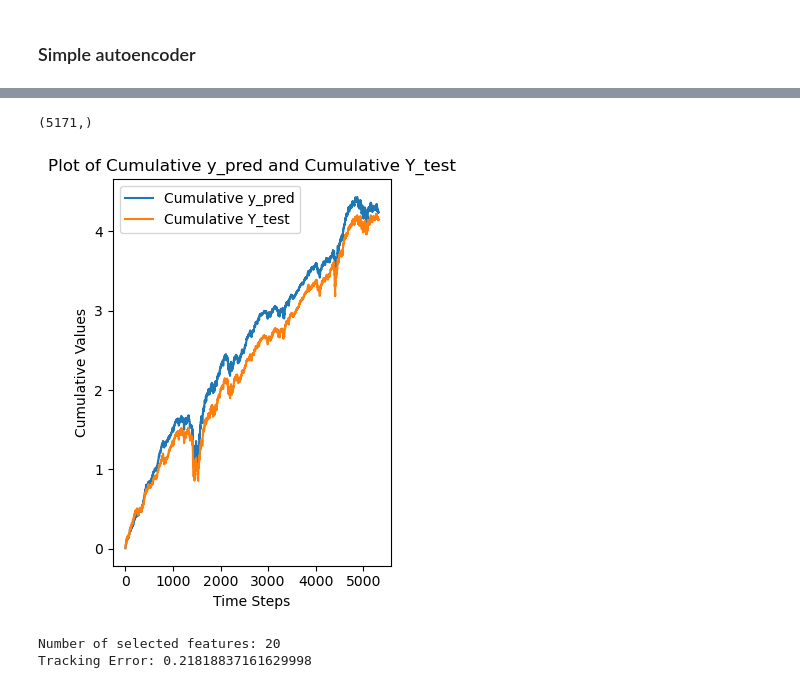
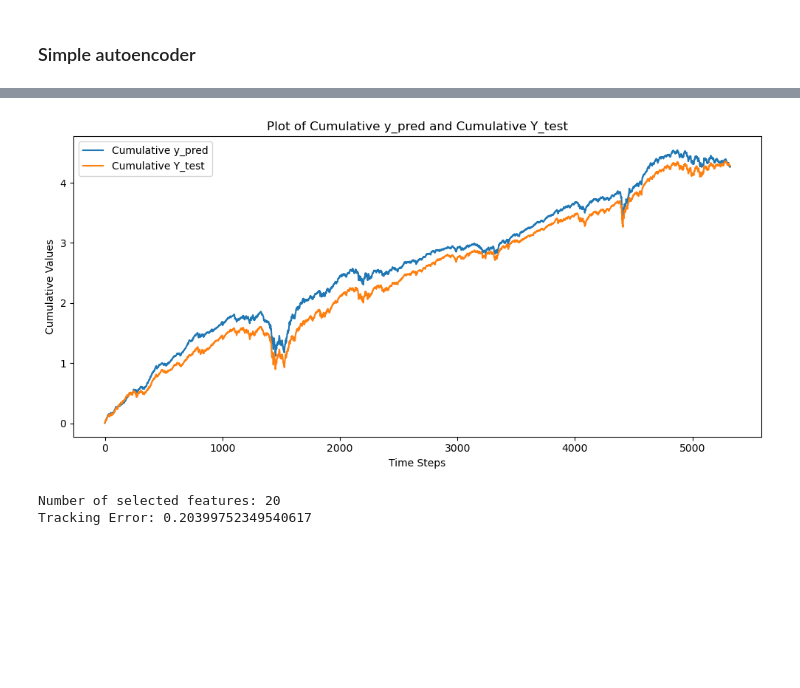
Before and after one commit to alexander-schaller/financial-machine-learning-projects-group2, a Jupyter notebook: Autoencoder.ipynb, the cells around one changed output, grey strips where cells are left out. Drawn from its saved outputs; the diff is of its cells as text; code cells hidden in the pictures; blank space fills up the shorter version.

Commit message:
clean autoencoder without feature selection crossval

```diff
--- a/Autoencoder.ipynb
+++ b/Autoencoder.ipynb
@@ -241,4 +194,6 @@ plt.xlabel('Returns')
 plt.ylabel('Frequency')
 plt.title('Histogram of Y Returns')
 plt.show()
+
+X = X.values
 # %% [output]
@@ -371,30 +331,26 @@ random selection process, just to compare
 import random
 
 def random_feature_selection(X, num_features):
-    # Get the column names of X
-    columns = X.columns.tolist()
+    # Get the number of columns in X
+    num_columns = X.shape[1]
 
-    # Select num_features randomly from the columns
-    selected_features = random.sample(columns, num_features)
+    # Select num_features random column indices
+    selected_indices = random.sample(range(num_columns), num_features)
 
-    # Return the selected features
-    return X[selected_features]
-
-
-X_test = X[int(len(X)*0.8):]
+    # Return the selected columns of X
+    return X[:, selected_indices]
 
 num_iterations = 100  # Number of iterations to repeat the code block
 tracking_errors = []  # List to store tracking errors
 
 for _ in range(num_iterations):
     # Perform the same task as the previous cell
-    selected_X_train_random = random_feature_selection(X_train, len(selected_X_train.columns))
+    selected_X_train_random = random_feature_selection(X_train, selected_X_train.shape[1])
     results = ols_regression(selected_X_train_random, Y_train)
 
     # Get the predicted values
-    predicted_values_random = results.predict(sm.add_constant(X_test[selected_X_train_random.columns]))
-
-
+    selected_X_test_random = random_feature_selection(X_test, selected_X_train.shape[1])
+    predicted_values_random = results.predict(sm.add_constant(selected_X_test_random))
     tracking_error_random = compute_mse(predicted_values_random, Y_test)
     tracking_errors.append(tracking_error_random)
 
@@ -428,26 +368,24 @@ split_index = rebalance*5
 
 Nb_most_comm = 5
 Nb_least_com = 15
-hidden_dim = 10
 
 #Nb_least_com = int(np.linspace(10, 50, 20))
 
 #for j in Nb_least_com:
 #try iterate over number of least comm features and see how trracking error goes, if seems interesting
-#might want to inlude crosse validation in the process and then adjust it dynamically
-
+#might want to inlude crosse validation in the process and then adjust it dynamically$
 
 
 for i in range(0, X.shape[0]-split_index, rebalance):
     # split_index_here = int(0.8 * len(X.T) + i)  # Use 80% of the data for training
     split_index_here = 5*rebalance + i
-
+    print(split_index_here)
     X_train, Y_train = X[(split_index_here - 5 * rebalance):split_index_here], Y[(split_index_here - 5 * rebalance):split_index_here]
 
     # For testing, take only 28 after split_index_here
     X_test, Y_test = X[split_index_here:(split_index_here + rebalance)], Y[split_index_here:(split_index_here + rebalance)]
 
-    Res = sparse_autoencoder(X_train, X_test, Nb_most_comm, Nb_least_com, hidden_dim)
+    Res = sparse_autoencoder(X_train, X_test, Nb_most_comm, Nb_least_com, best_dim)
 
     if i == 0:
         # Plot the loss function
@@ -466,6 +404,5 @@ for i in range(0, X.shape[0]-split_index, rebalance):
 
     #do regression using fitted coefficient to predict y on test set
     predicted_values = results.predict(sm.add_constant(selected_X_test))
-
-    Y_pred_final_LS.extend(predicted_values.values)
+    Y_pred_final_LS.extend(predicted_values)
 # %% [output]
@@ -504,33 +441,30 @@ Number of features in selected X_test: (41, 20)
 Number of features in selected X_train: (300, 20)
 Most communal features: 5
 Least communal features: 15
-# %%
-cumulative_predicted_values.shape
-# %% [output]
-(5171,)
 # %%
 Y_pred_final_LS
 # Compute the cumulative values
 cumulative_predicted_values = np.cumsum(Y_pred_final_LS)
 cumulative_Y_test = np.cumsum(Y_test)
 cum_returns_real = np.cumsum(Y[split_index:])
 
-plt.subplot(1, 2, 2)
+plt.figure(figsize=(10, 5))
+
 plt.plot(cumulative_predicted_values, label='Cumulative y_pred')
 plt.plot(cum_returns_real, label='Cumulative Y_test')
 plt.xlabel('Time Steps')
 plt.ylabel('Cumulative Values')
 plt.title('Plot of Cumulative y_pred and Cumulative Y_test')
 plt.legend()
 
 plt.tight_layout()
 plt.show()
 
-print("Number of selected features:", len(selected_X_test.columns))
+print("Number of selected features:", selected_X_test.shape[1])
 
 tracking_error = np.sqrt(compute_mse(cum_returns_real, cumulative_predicted_values))
 print("Tracking Error:", tracking_error)
 # %% [output]
-[figure, old version]
+[figure, new version]
 Number of selected features: 20
-Tracking Error: 0.21818837161629998
+Tracking Error: 0.20399752349540617
```
Also changed, not shown: parts of 21 cells of this notebook.
